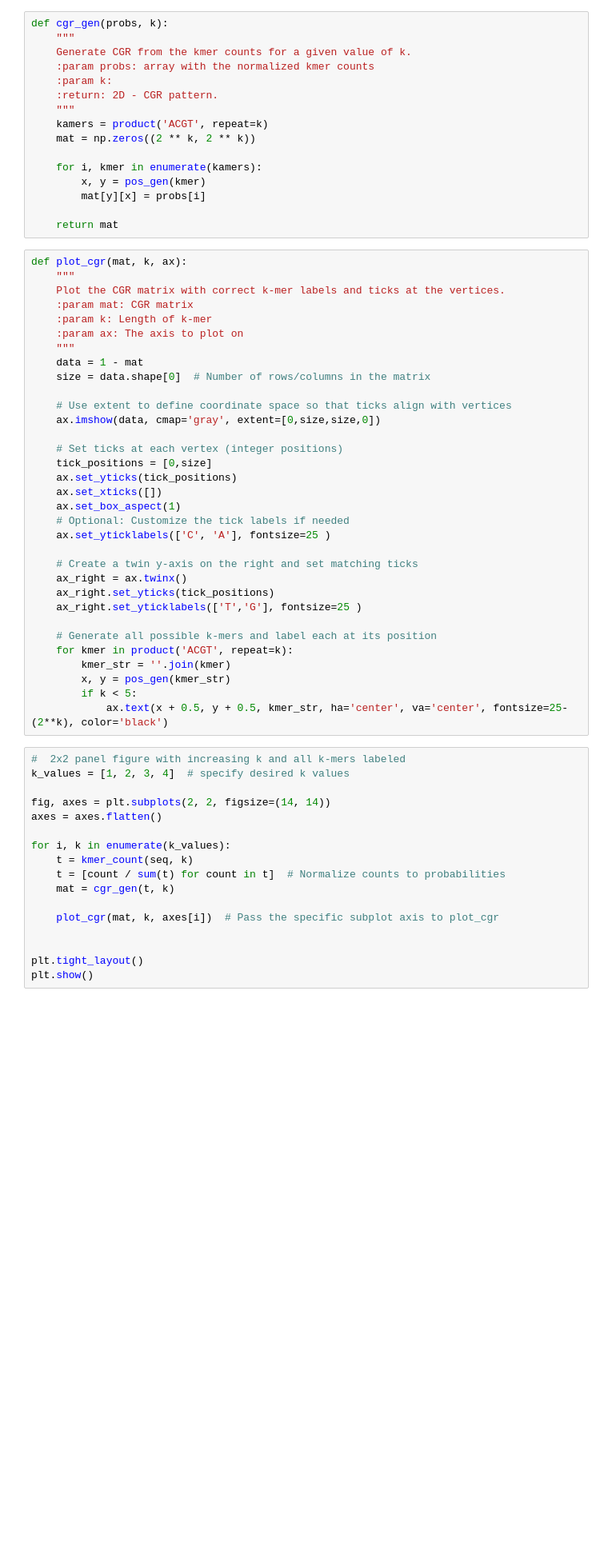
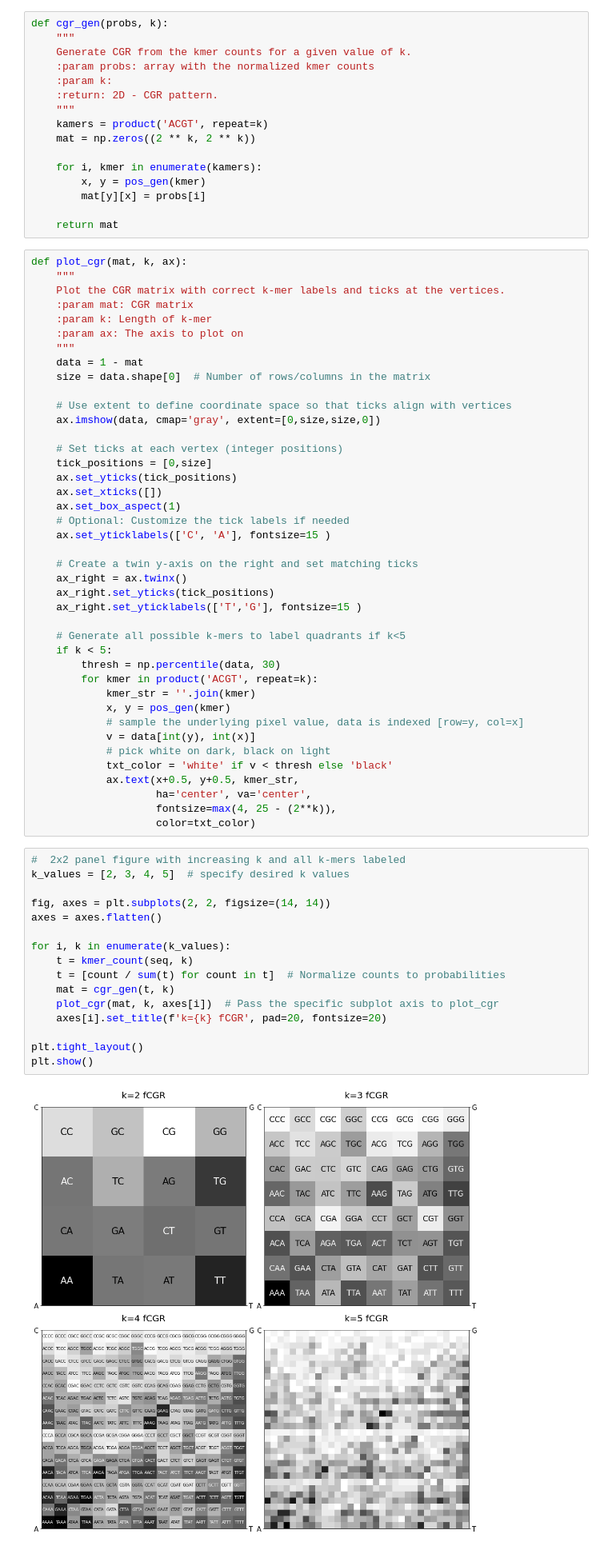
Before and after one commit to dgolteanu/MSc, a Jupyter notebook: Scripts/CGR_comparison.ipynb, the cells around one changed output. Shown at 80% size. Saved outputs shown, nothing was run; the diff lists cells and outputs as text; blank space fills up the shorter version.

```diff
--- a/Scripts/CGR_comparison.ipynb
+++ b/Scripts/CGR_comparison.ipynb
@@ -97,36 +105,45 @@ def plot_cgr(mat, k, ax):
     ax.set_xticks([])
     ax.set_box_aspect(1)
     # Optional: Customize the tick labels if needed
-    ax.set_yticklabels(['C', 'A'], fontsize=25 )
+    ax.set_yticklabels(['C', 'A'], fontsize=15 )
 
     # Create a twin y-axis on the right and set matching ticks
     ax_right = ax.twinx()
     ax_right.set_yticks(tick_positions)
-    ax_right.set_yticklabels(['T','G'], fontsize=25 )
+    ax_right.set_yticklabels(['T','G'], fontsize=15 )
 
-    # Generate all possible k-mers and label each at its position
-    for kmer in product('ACGT', repeat=k):
-        kmer_str = ''.join(kmer)
-        x, y = pos_gen(kmer_str)
-        if k < 5:
-            ax.text(x + 0.5, y + 0.5, kmer_str, ha='center', va='center', fontsize=25-(2**k), color='black')
+    # Generate all possible k-mers to label quadrants if k<5
+    if k < 5:
+        thresh = np.percentile(data, 30)
+        for kmer in product('ACGT', repeat=k):
+            kmer_str = ''.join(kmer)
+            x, y = pos_gen(kmer)
+            # sample the underlying pixel value, data is indexed [row=y, col=x]
+            v = data[int(y), int(x)]
+            # pick white on dark, black on light
+            txt_color = 'white' if v < thresh else 'black'
+            ax.text(x+0.5, y+0.5, kmer_str,
+                    ha='center', va='center',
+                    fontsize=max(4, 25 - (2**k)),
+                    color=txt_color)
 # %%
 #  2x2 panel figure with increasing k and all k-mers labeled
-k_values = [1, 2, 3, 4]  # specify desired k values
+k_values = [2, 3, 4, 5]  # specify desired k values
 
 fig, axes = plt.subplots(2, 2, figsize=(14, 14))
 axes = axes.flatten()
 
 for i, k in enumerate(k_values):
     t = kmer_count(seq, k)
     t = [count / sum(t) for count in t]  # Normalize counts to probabilities
     mat = cgr_gen(t, k)
-
     plot_cgr(mat, k, axes[i])  # Pass the specific subplot axis to plot_cgr
-
+    axes[i].set_title(f'k={k} fCGR', pad=20, fontsize=20)
 
 plt.tight_layout()
 plt.show()
+# %% [output]
+[figure, added]
 # %%
 #Pablo's function for cgr
 def CGR(seq):
```
Also changed, not shown: parts of 13 cells of this notebook, 2 other files.
